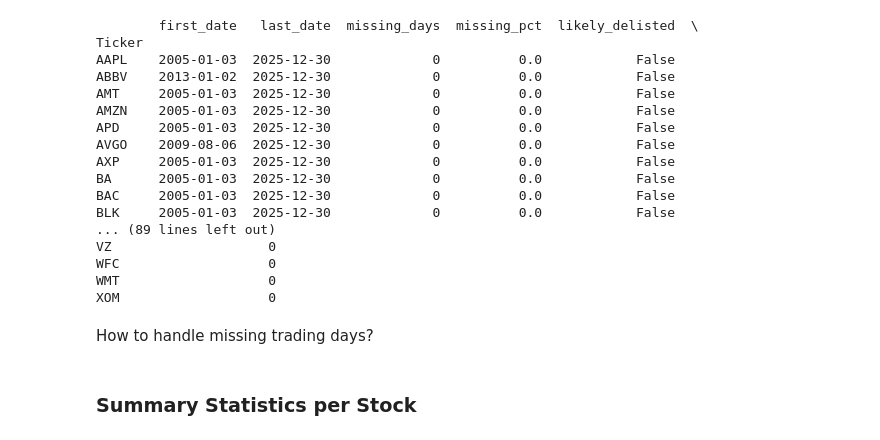
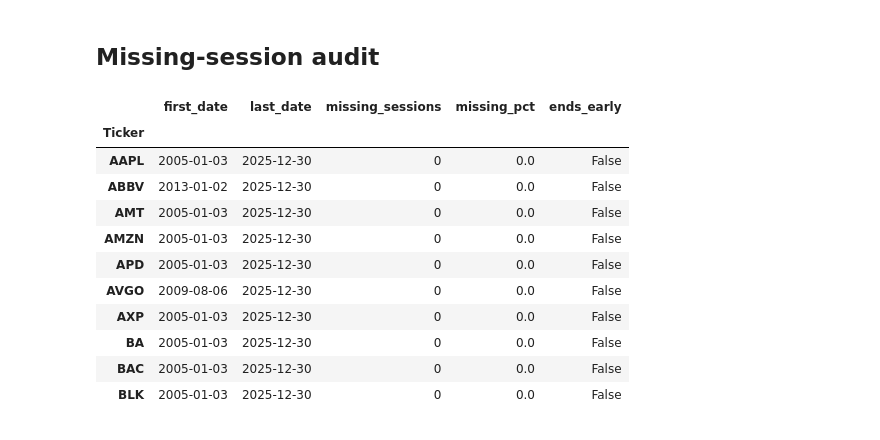
Before and after one commit to jarviscanada/jarvis_data_eng_YashMehrotra, a Jupyter notebook: ml_2/notebooks/01_eda.ipynb, the cells around one changed output. Drawn from its saved outputs; the diff is of its cells as text; code cells hidden in the pictures.

```diff
--- a/ml_2/notebooks/01_eda.ipynb
+++ b/ml_2/notebooks/01_eda.ipynb
@@ -90,44 +49,36 @@ dtype: int64
+# %% [markdown]
+## Missing-session audit
 # %%
-import pandas_market_calendars as mcal
+nyse = mcal.get_calendar("NYSE")
+overall_end = df["Date"].max()
 
-nyse = mcal.get_calendar('NYSE')
-overall_end = df['Date'].max()
 
 def audit_ticker(group):
-    ticker_start, ticker_end = group['Date'].min(), group['Date'].max()
-    expected = nyse.schedule(ticker_start, ticker_end).index
-    missing = expected.difference(group['Date'])
-
+    start, end = group["Date"].min(), group["Date"].max()
+    expected = nyse.schedule(start, end).index.normalize()
+    observed = pd.DatetimeIndex(group["Date"]).normalize()
+    missing = expected.difference(observed)
     return pd.Series({
-        'first_date': ticker_start,
-        'last_date': ticker_end,
-        'missing_days': len(missing),
-        'missing_pct': round(len(missing) / len(expected) * 100, 2),
-        'likely_delisted': ticker_end < overall_end - pd.Timedelta(days=10),
-        'multi_day_halts': (missing.to_series().diff() == pd.Timedelta(days=1)).sum()
+        "first_date": start,
+        "last_date": end,
+        "missing_sessions": len(missing),
+        "missing_pct": 100 * len(missing) / max(len(expected), 1),
+        "ends_early": end < overall_end - pd.Timedelta(days=10),
     })
 
-report = df.groupby('Ticker').apply(audit_ticker, include_groups=False)
-print(report.sort_values('missing_days', ascending=False))
+
+missing_report = df.groupby("Ticker").apply(audit_ticker, include_groups=False)
+display(missing_report.sort_values("missing_sessions", ascending=False).head(10))
 # %% [output]
-        first_date   last_date  missing_days  missing_pct  likely_delisted  \
-Ticker
-AAPL    2005-01-03  2025-12-30             0          0.0            False
-ABBV    2013-01-02  2025-12-30             0          0.0            False
-AMT     2005-01-03  2025-12-30             0          0.0            False
-AMZN    2005-01-03  2025-12-30             0          0.0            False
-APD     2005-01-03  2025-12-30             0          0.0            False
-AVGO    2009-08-06  2025-12-30             0          0.0            False
-AXP     2005-01-03  2025-12-30             0          0.0            False
-BA      2005-01-03  2025-12-30             0          0.0            False
-BAC     2005-01-03  2025-12-30             0          0.0            False
-BLK     2005-01-03  2025-12-30             0          0.0            False
-... (89 lines left out)
-VZ                    0
-WFC                   0
-WMT                   0
-XOM                   0
+|  | first_date | last_date | missing_sessions | missing_pct | ends_early |
+| Ticker |  |  |  |  |  |
+| AAPL | 2005-01-03 | 2025-12-30 | 0 | 0.0 | False |
+| ABBV | 2013-01-02 | 2025-12-30 | 0 | 0.0 | False |
+| AMT | 2005-01-03 | 2025-12-30 | 0 | 0.0 | False |
+| AMZN | 2005-01-03 | 2025-12-30 | 0 | 0.0 | False |
+| APD | 2005-01-03 | 2025-12-30 | 0 | 0.0 | False |
+| AVGO | 2009-08-06 | 2025-12-30 | 0 | 0.0 | False |
+| AXP | 2005-01-03 | 2025-12-30 | 0 | 0.0 | False |
+| BA | 2005-01-03 | 2025-12-30 | 0 | 0.0 | False |
+| BAC | 2005-01-03 | 2025-12-30 | 0 | 0.0 | False |
+| BLK | 2005-01-03 | 2025-12-30 | 0 | 0.0 | False |
-# %% [markdown]
-How to handle missing trading days?
-# %% [markdown]
-<h3>Summary Statistics per Stock
```
Also changed, not shown: parts of 25 cells of this notebook, 11 other files.
